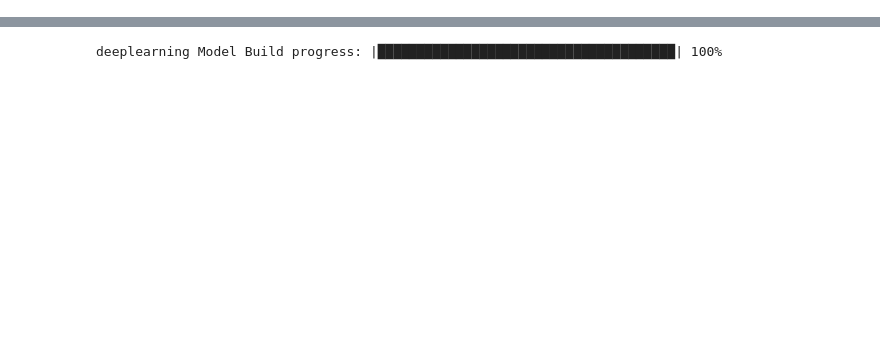
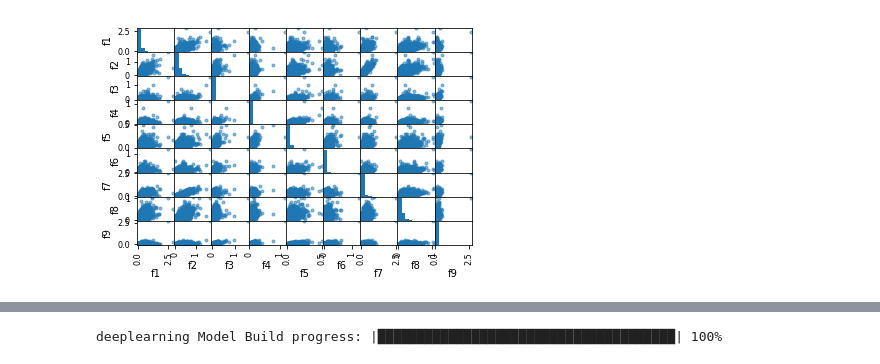
Before and after one commit to jackalwoods/Anomaly-Detection, a Jupyter notebook: AnamolyDetection_EDA.ipynb, the cells around one changed output, grey strips where cells are left out. Drawn from its saved outputs; the diff is of its cells as text; code cells hidden in the pictures; blank space fills up the shorter version.

```diff
--- a/AnamolyDetection_EDA.ipynb
+++ b/AnamolyDetection_EDA.ipynb
@@ -406,0 +49,8 @@ import h2o
+# %%
+from pandas.tools.plotting import scatter_matrix
+#fig = plt.figure(figsize=(50,50))
+#fig.add_subplot(111)
+scatter_matrix(oddata1)
+plt.show()
+# %% [output]
+[figure, added]
```
Also changed, not shown: parts of 56 cells of this notebook.
